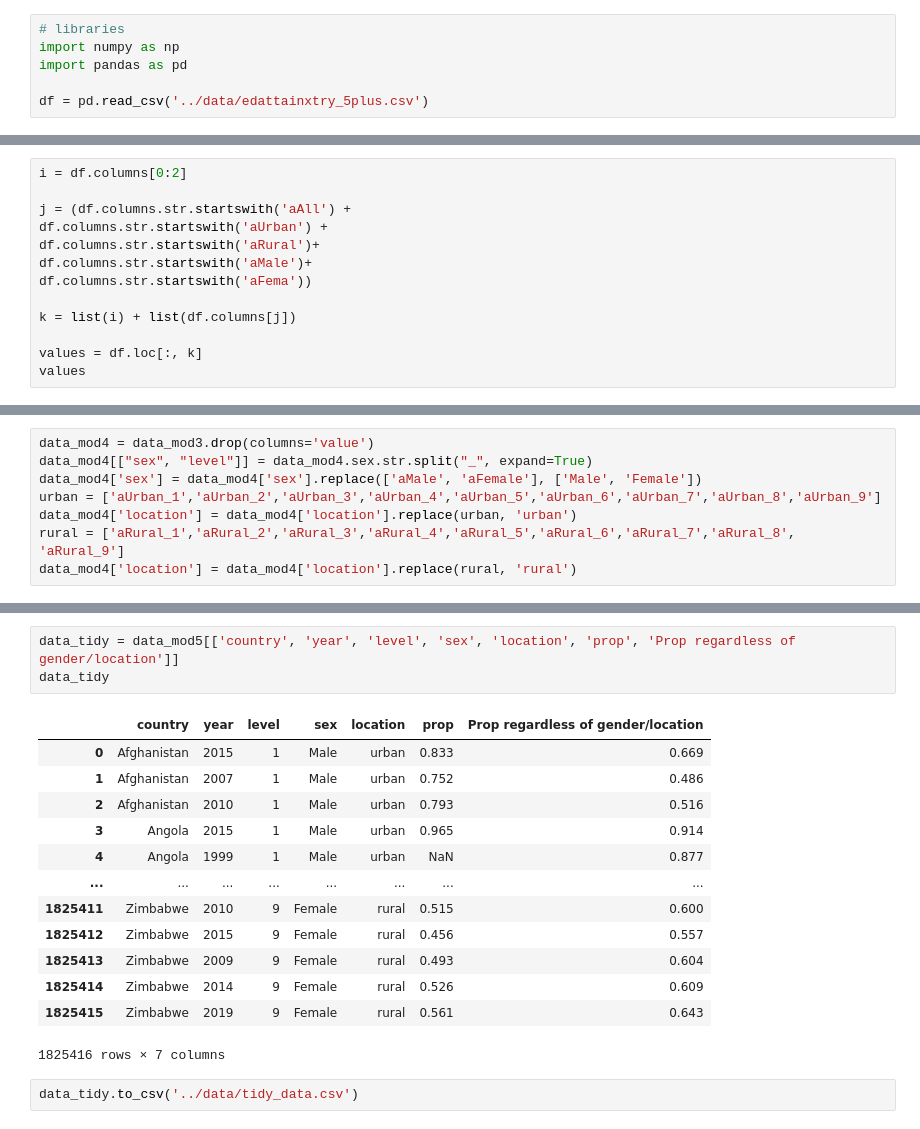
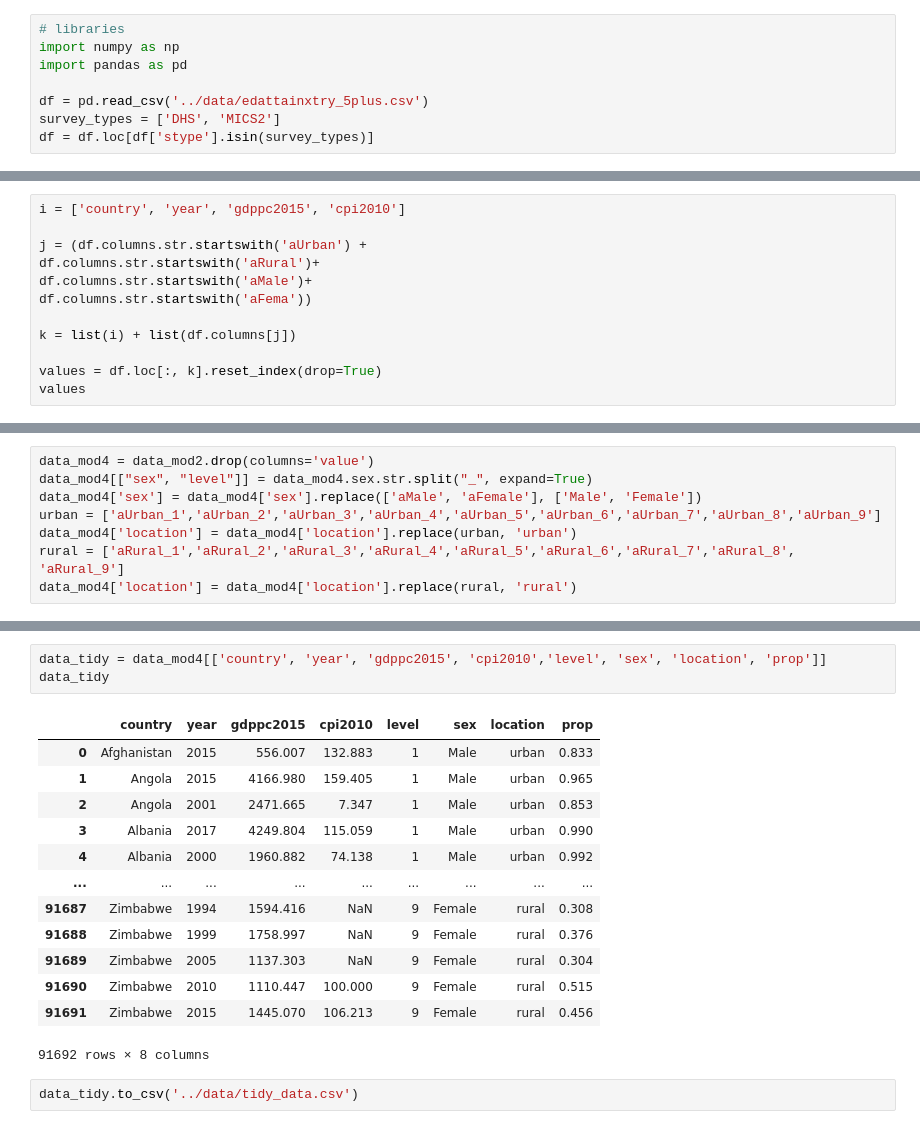
Before and after one commit to TheYibster/-Pstat100-Data-Science, a Jupyter notebook: CP1/data_tidy.ipynb, the cells around one changed output, grey strips where cells are left out. Cells and saved outputs as stored; diff of their text form.

Commit message:
new tidy

```diff
--- a/CP1/data_tidy.ipynb
+++ b/CP1/data_tidy.ipynb
@@ -4,4 +4,6 @@ import numpy as np
 import pandas as pd
 
 df = pd.read_csv('../data/edattainxtry_5plus.csv')
+survey_types = ['DHS', 'MICS2']
+df = df.loc[df['stype'].isin(survey_types)]
 # %%
@@ -17,14 +25,13 @@ df.head(5)
 # %%
-i = df.columns[0:2]
+i = ['country', 'year', 'gdppc2015', 'cpi2010']
 
-j = (df.columns.str.startswith('aAll') +
-df.columns.str.startswith('aUrban') +
+j = (df.columns.str.startswith('aUrban') +
 df.columns.str.startswith('aRural')+
 df.columns.str.startswith('aMale')+
 df.columns.str.startswith('aFema'))
 
 k = list(i) + list(df.columns[j])
 
-values = df.loc[:, k]
+values = df.loc[:, k].reset_index(drop=True)
 values
 # %% [output]
@@ -78,5 +79,5 @@ data_mod3
 # %%
-data_mod4 = data_mod3.drop(columns='value')
+data_mod4 = data_mod2.drop(columns='value')
 data_mod4[["sex", "level"]] = data_mod4.sex.str.split("_", expand=True)
 data_mod4['sex'] = data_mod4['sex'].replace(['aMale', 'aFemale'], ['Male', 'Female'])
 urban = ['aUrban_1','aUrban_2','aUrban_3','aUrban_4','aUrban_5','aUrban_6','aUrban_7','aUrban_8','aUrban_9']
@@ -103,19 +87,19 @@ data_mod5
 # %%
-data_tidy = data_mod5[['country', 'year', 'level', 'sex', 'location', 'prop', 'Prop regardless of gender/location']]
+data_tidy = data_mod4[['country', 'year', 'gdppc2015', 'cpi2010','level', 'sex', 'location', 'prop']]
 data_tidy
 # %% [output]
-|  | country | year | level | sex | location | prop | Prop regardless of gender/location |
-| 0 | Afghanistan | 2015 | 1 | Male | urban | 0.833 | 0.669 |
-| 1 | Afghanistan | 2007 | 1 | Male | urban | 0.752 | 0.486 |
-| 2 | Afghanistan | 2010 | 1 | Male | urban | 0.793 | 0.516 |
-| 3 | Angola | 2015 | 1 | Male | urban | 0.965 | 0.914 |
-| 4 | Angola | 1999 | 1 | Male | urban | NaN | 0.877 |
-| ... | ... | ... | ... | ... | ... | ... | ... |
-| 1825411 | Zimbabwe | 2010 | 9 | Female | rural | 0.515 | 0.600 |
-| 1825412 | Zimbabwe | 2015 | 9 | Female | rural | 0.456 | 0.557 |
-| 1825413 | Zimbabwe | 2009 | 9 | Female | rural | 0.493 | 0.604 |
-| 1825414 | Zimbabwe | 2014 | 9 | Female | rural | 0.526 | 0.609 |
-| 1825415 | Zimbabwe | 2019 | 9 | Female | rural | 0.561 | 0.643 |
+|  | country | year | gdppc2015 | cpi2010 | level | sex | location | prop |
+| 0 | Afghanistan | 2015 | 556.007 | 132.883 | 1 | Male | urban | 0.833 |
+| 1 | Angola | 2015 | 4166.980 | 159.405 | 1 | Male | urban | 0.965 |
+| 2 | Angola | 2001 | 2471.665 | 7.347 | 1 | Male | urban | 0.853 |
+| 3 | Albania | 2017 | 4249.804 | 115.059 | 1 | Male | urban | 0.990 |
+| 4 | Albania | 2000 | 1960.882 | 74.138 | 1 | Male | urban | 0.992 |
+| ... | ... | ... | ... | ... | ... | ... | ... | ... |
+| 91687 | Zimbabwe | 1994 | 1594.416 | NaN | 9 | Female | rural | 0.308 |
+| 91688 | Zimbabwe | 1999 | 1758.997 | NaN | 9 | Female | rural | 0.376 |
+| 91689 | Zimbabwe | 2005 | 1137.303 | NaN | 9 | Female | rural | 0.304 |
+| 91690 | Zimbabwe | 2010 | 1110.447 | 100.000 | 9 | Female | rural | 0.515 |
+| 91691 | Zimbabwe | 2015 | 1445.070 | 106.213 | 9 | Female | rural | 0.456 |
-1825416 rows × 7 columns
+91692 rows × 8 columns
 # %%
 data_tidy.to_csv('../data/tidy_data.csv')
```
Also changed, not shown: parts of 6 cells of this notebook, 1 other file.
